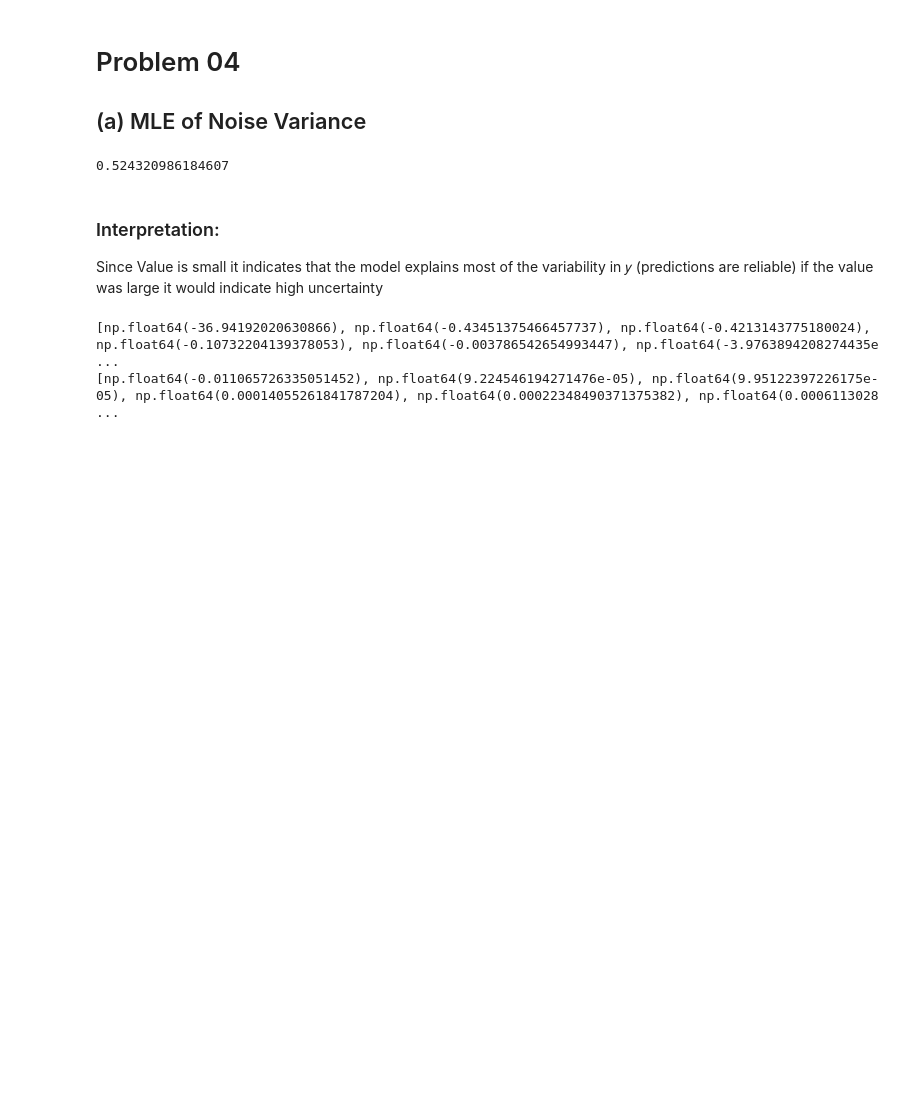
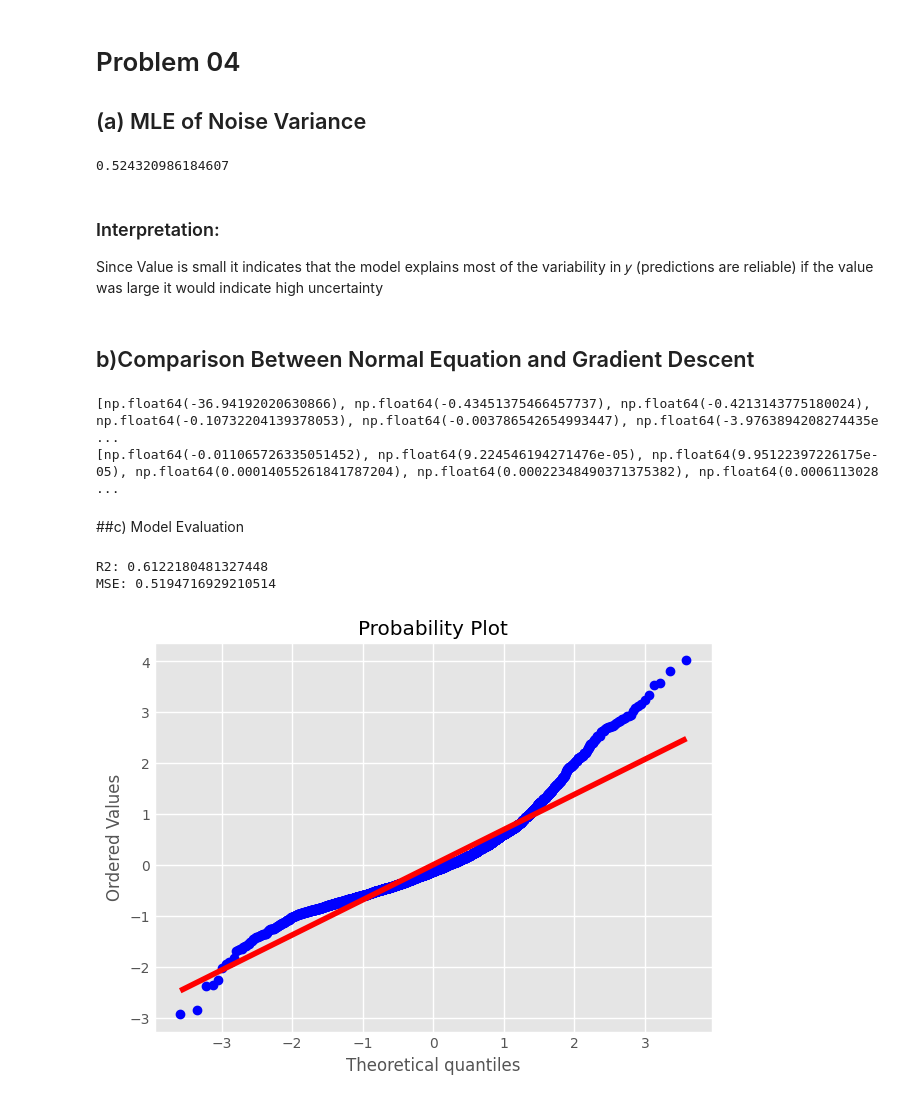
Before and after one commit to Lau-Jr/data-analysis-nmaist, a Jupyter notebook: simple_linear_regression_from_scratch.ipynb, the cells around one changed output. Cells and saved outputs as stored; diff of their text form; code cells hidden in the pictures; blank space fills up the shorter version.

```diff
--- a/simple_linear_regression_from_scratch.ipynb
+++ b/simple_linear_regression_from_scratch.ipynb
@@ -334,4 +337,6 @@ print(sigma2)
 # %% [markdown]
 ### Interpretation:
  Since Value is small it indicates that the model explains most of the variability in 𝑦 (predictions are reliable) if the value was large it would indicate high uncertainty
+# %% [markdown]
+## b)Comparison Between Normal Equation and Gradient Descent
 # %%
@@ -340,3 +346,22 @@ print(sorted(w_gd))
 # %% [output]
 [np.float64(-36.94192020630866), np.float64(-0.43451375466457737), np.float64(-0.4213143775180024), np.float64(-0.10732204139378053), np.float64(-0.003786542654993447), np.float64(-3.9763894208274435e ...
 [np.float64(-0.011065726335051452), np.float64(9.224546194271476e-05), np.float64(9.95122397226175e-05), np.float64(0.00014055261841787204), np.float64(0.00022348490371375382), np.float64(0.0006113028 ...
+# %% [markdown]
+##c) Model Evaluation
+# %%
+X_train, X_test, y_train, y_test = train_test_split(X_np, y, test_size=0.2)
+
+# Predict
+y_pred = X_test @ w
+
+print("R2:", r2_score(y_test, y_pred))
+print("MSE:", mean_squared_error(y_test, y_pred))
+
+# QQ plot
+residuals = y_test - y_pred
+stats.probplot(residuals, dist="norm", plot=plt)
+plt.show()
+# %% [output]
+R2: 0.6122180481327448
+MSE: 0.5194716929210514
+[figure, added]
```
Also changed, not shown: parts of 10 cells of this notebook.
